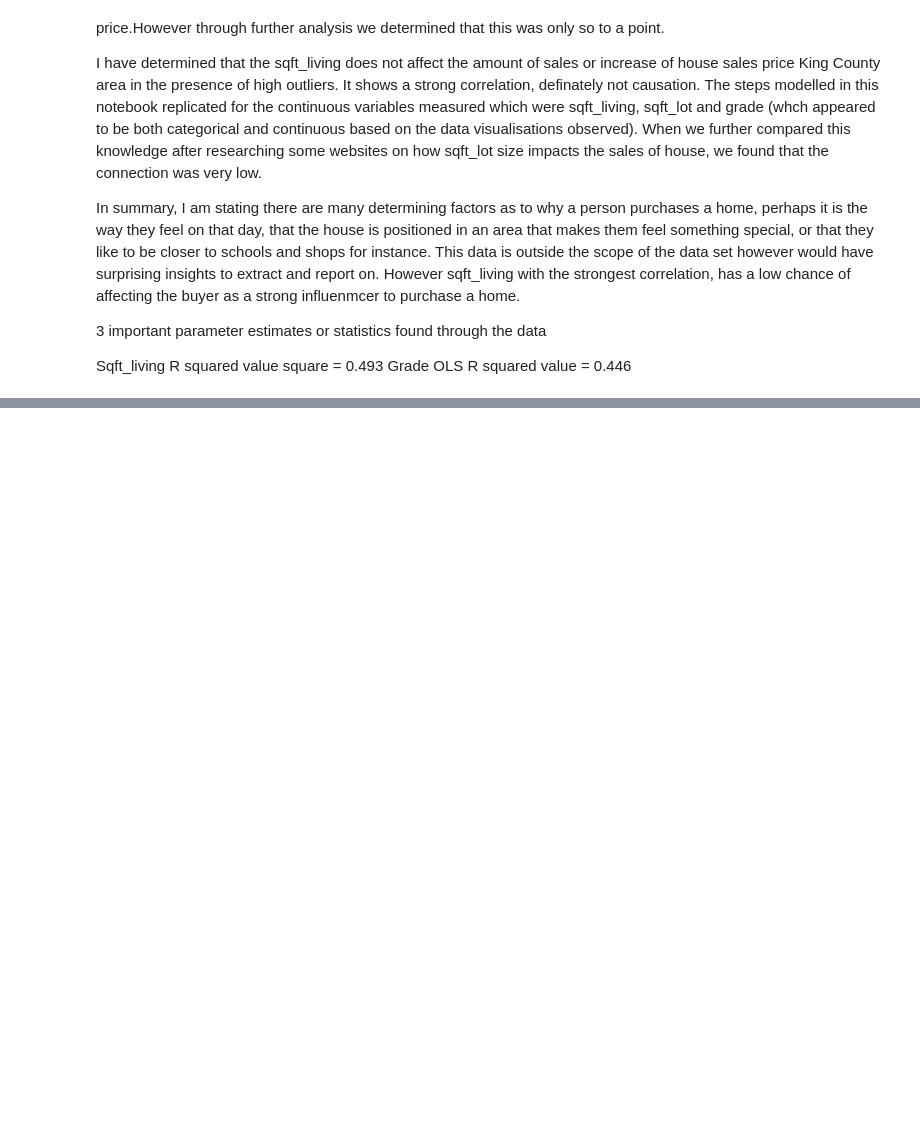
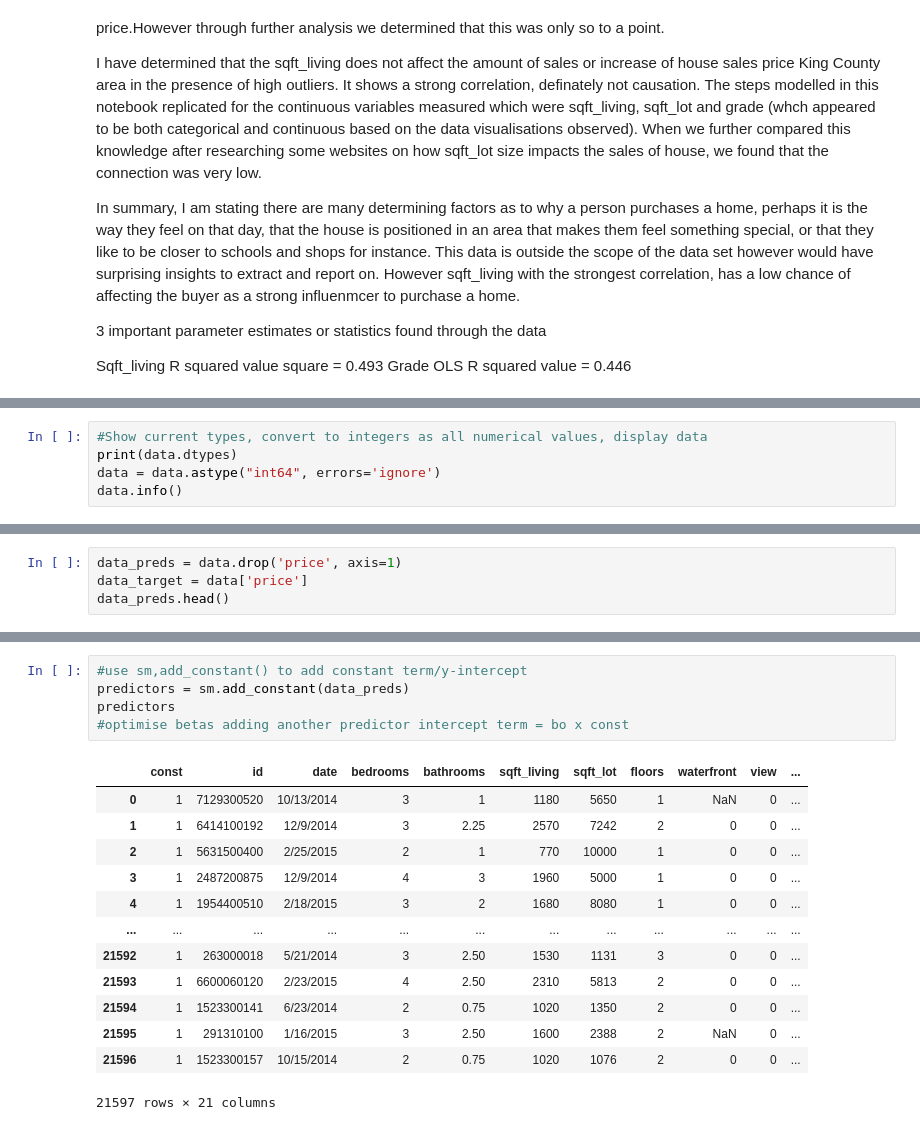
Before and after one commit to githosted/Phase2Pro, a Jupyter notebook: Phase2REDO2.ipynb, the cells around one changed output, grey strips where cells are left out. Saved outputs shown, nothing was run; the diff lists cells and outputs as text; blank space fills up the shorter version.

```diff
--- a/Phase2REDO2.ipynb
+++ b/Phase2REDO2.ipynb
@@ -387,0 +397,5 @@ plt.savefig('sc.png');
+# %%
+#Show current types, convert to integers as all numerical values, display data
+print(data.dtypes)
+data = data.astype("int64", errors='ignore')
+data.info()
@@ -387,0 +420,4 @@ plt.savefig('sc.png');
+# %%
+data_preds = data.drop('price', axis=1)
+data_target = data['price']
+data_preds.head()
@@ -387,0 +431,19 @@ plt.savefig('sc.png');
+# %%
+#use sm,add_constant() to add constant term/y-intercept
+predictors = sm.add_constant(data_preds)
+predictors
+#optimise betas adding another predictor intercept term = bo x const
+# %% [output]
+|  | const | id | date | bedrooms | bathrooms | sqft_living | sqft_lot | floors | waterfront | view | ... |
+| 0 | 1 | 7129300520 | 10/13/2014 | 3 | 1 | 1180 | 5650 | 1 | NaN | 0 | ... |
+| 1 | 1 | 6414100192 | 12/9/2014 | 3 | 2.25 | 2570 | 7242 | 2 | 0 | 0 | ... |
+| 2 | 1 | 5631500400 | 2/25/2015 | 2 | 1 | 770 | 10000 | 1 | 0 | 0 | ... |
+| 3 | 1 | 2487200875 | 12/9/2014 | 4 | 3 | 1960 | 5000 | 1 | 0 | 0 | ... |
+| 4 | 1 | 1954400510 | 2/18/2015 | 3 | 2 | 1680 | 8080 | 1 | 0 | 0 | ... |
+| ... | ... | ... | ... | ... | ... | ... | ... | ... | ... | ... | ... |
+| 21592 | 1 | 263000018 | 5/21/2014 | 3 | 2.50 | 1530 | 1131 | 3 | 0 | 0 | ... |
+| 21593 | 1 | 6600060120 | 2/23/2015 | 4 | 2.50 | 2310 | 5813 | 2 | 0 | 0 | ... |
+| 21594 | 1 | 1523300141 | 6/23/2014 | 2 | 0.75 | 1020 | 1350 | 2 | 0 | 0 | ... |
+| 21595 | 1 | 291310100 | 1/16/2015 | 3 | 2.50 | 1600 | 2388 | 2 | NaN | 0 | ... |
+| 21596 | 1 | 1523300157 | 10/15/2014 | 2 | 0.75 | 1020 | 1076 | 2 | 0 | 0 | ... |
+21597 rows × 21 columns
```
Also changed, not shown: parts of 12 cells of this notebook, 2 other files.
